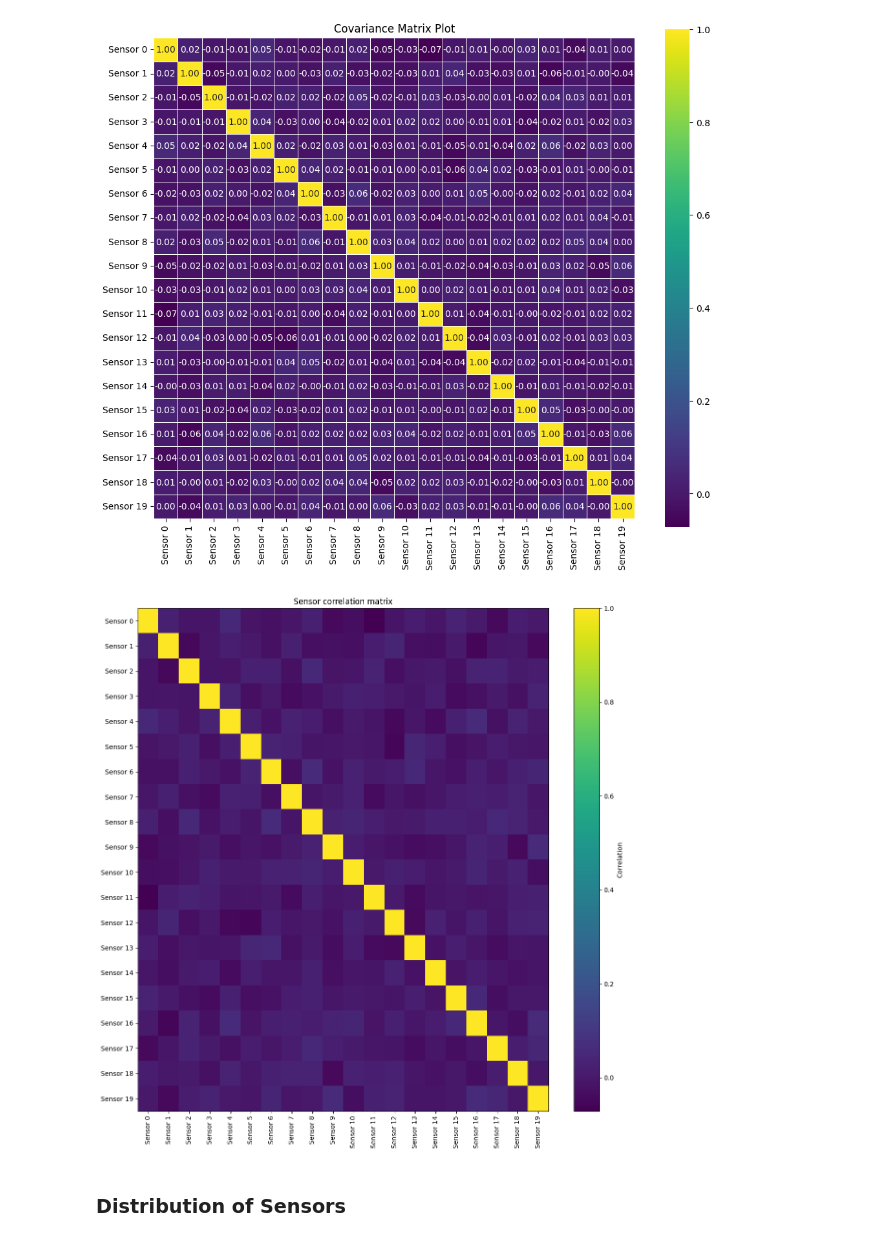
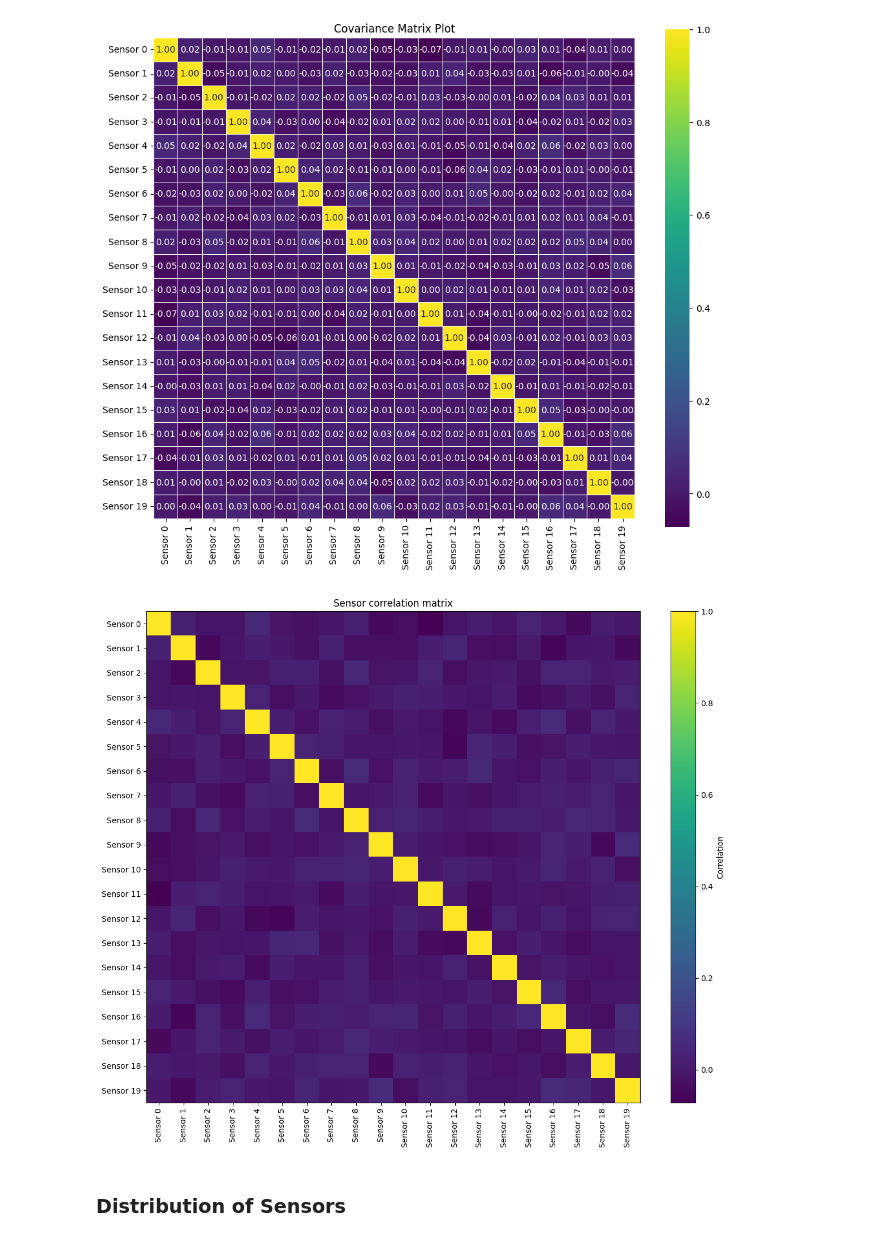
Before and after one commit to UsamaI000/ml6-challenge, a Jupyter notebook: notebooks/EDA.ipynb, the cells around one changed output. Saved outputs shown, nothing was run; the diff lists cells and outputs as text; code cells hidden in the pictures.

```diff
--- a/notebooks/EDA.ipynb
+++ b/notebooks/EDA.ipynb
@@ -180,16 +180,16 @@ plt.show()
 # %% [output]
 [figure]
 # %%
-plt.figure(figsize=(12, 12))
+plt.figure(figsize=(12, 10))
 plt.imshow(corr.values, aspect="auto")
 plt.colorbar(label="Correlation")
 plt.title("Sensor correlation matrix")
 plt.xticks(range(len(sensor_cols)), sensor_cols, rotation=90)
 plt.yticks(range(len(sensor_cols)), sensor_cols)
 plt.tight_layout()
 plt.show()
 # %% [output]
-[figure, old version]
+[figure, new version]
 # %% [markdown]
 ### Distribution of Sensors
 # %%
```
Also changed, not shown: parts of 8 cells of this notebook.
